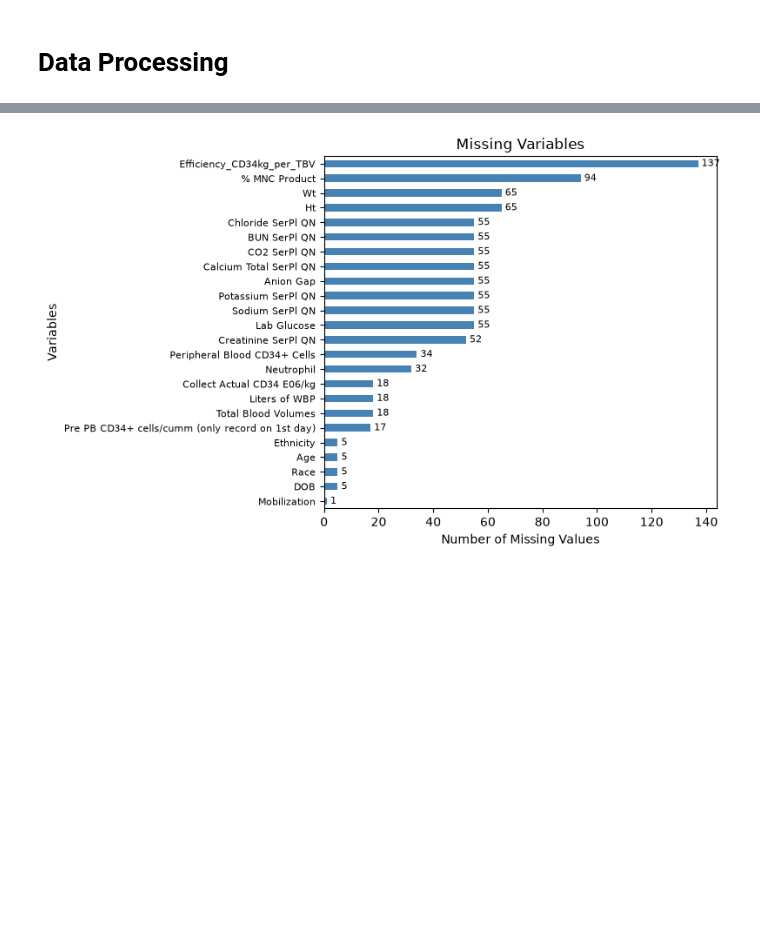
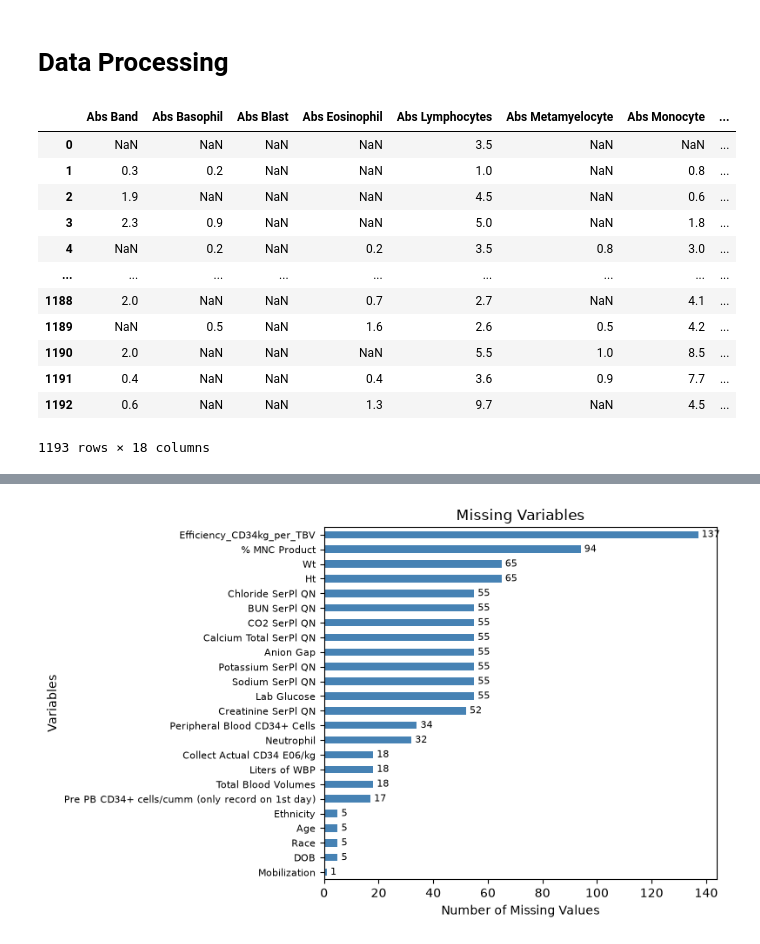
Before and after one commit to Graham-Richards/Pandas-Practice, a Jupyter notebook: Data_Analysis (1).ipynb, the cells around one changed output, grey strips where cells are left out. Drawn from its saved outputs; the diff is of its cells as text; code cells hidden in the pictures; blank space fills up the shorter version.

```diff
--- a/Data_Analysis (1).ipynb
+++ b/Data_Analysis (1).ipynb
@@ -1931,0 +1950,16 @@ comparison.to_csv("ComparisonCDC.csv", index=False)
+# %%
+pd.concat([one, two], axis=1)
+# %% [output]
+|  | Abs Band | Abs Basophil | Abs Blast | Abs Eosinophil | Abs Lymphocytes | Abs Metamyelocyte | Abs Monocyte | ... |
+| 0 | NaN | NaN | NaN | NaN | 3.5 | NaN | NaN | ... |
+| 1 | 0.3 | 0.2 | NaN | NaN | 1.0 | NaN | 0.8 | ... |
+| 2 | 1.9 | NaN | NaN | NaN | 4.5 | NaN | 0.6 | ... |
+| 3 | 2.3 | 0.9 | NaN | NaN | 5.0 | NaN | 1.8 | ... |
+| 4 | NaN | 0.2 | NaN | 0.2 | 3.5 | 0.8 | 3.0 | ... |
+| ... | ... | ... | ... | ... | ... | ... | ... | ... |
+| 1188 | 2.0 | NaN | NaN | 0.7 | 2.7 | NaN | 4.1 | ... |
+| 1189 | NaN | 0.5 | NaN | 1.6 | 2.6 | 0.5 | 4.2 | ... |
+| 1190 | 2.0 | NaN | NaN | NaN | 5.5 | 1.0 | 8.5 | ... |
+| 1191 | 0.4 | NaN | NaN | 0.4 | 3.6 | 0.9 | 7.7 | ... |
+| 1192 | 0.6 | NaN | NaN | 1.3 | 9.7 | NaN | 4.5 | ... |
+1193 rows × 18 columns
```
Also changed, not shown: parts of 14 cells of this notebook.
